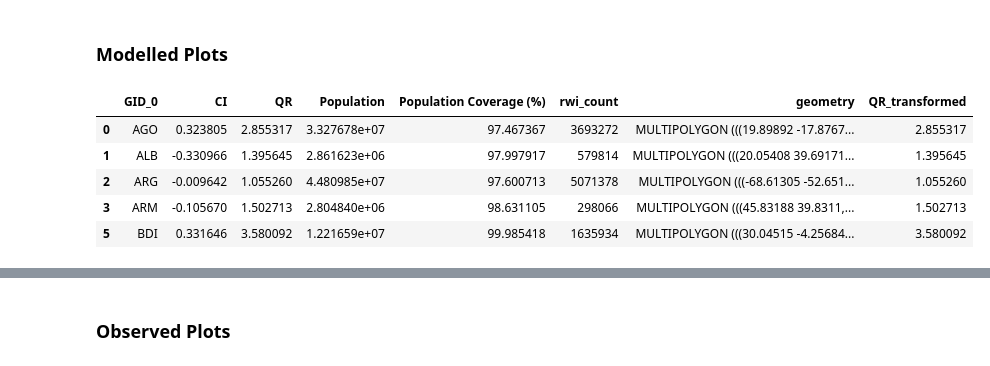
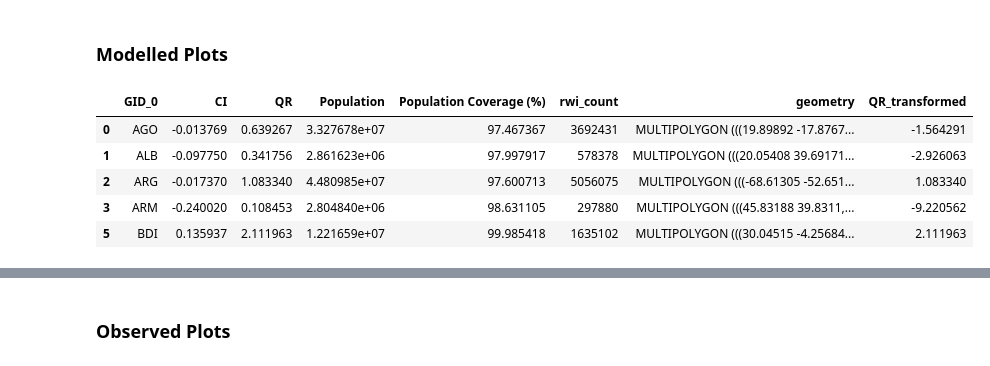
Before and after one commit to mvbnffc/flood-wealth, a Jupyter notebook: notebooks/national_metrics.ipynb, the cells around one changed output, grey strips where cells are left out. Cells and saved outputs as stored; diff of their text form; code cells hidden in the pictures.

```diff
--- a/notebooks/national_metrics.ipynb
+++ b/notebooks/national_metrics.ipynb
@@ -12,12 +12,13 @@ from matplotlib.cm import ScalarMappable
 from matplotlib.colors import Normalize
 # %%
 # Define function combining geopackages
-def combine_national_metrics(country_list, model, vuln_curve):
+def combine_national_metrics(country_list, model, metric, vuln_curve):
     '''
     Function for combining national metrics into one geodataframe.
     Function takes as input:
         - the list of countries to combine (ISO3 codes)
         - the flood model used (giri, jrc, or wri)
+        - the metric of interest (AAR, protected_AAR, or RP100)
         - the vulnerability curve usedd (JRC, EXP, or BERN)
     '''
     # List to store individual GeoDataFrames
@@ -25,8 +26,8 @@ def combine_national_metrics(country_list, model, vuln_curve):
     # Loop over all countries in the country list
     for country in country_list:
         try:
-            metric_path = os.path.join("..", "data", "results", "social_flood", f"{country}",
-                                       "inequality_metrics", f"{country}_ADM-0_metrics_{model}-flood_V-{vuln_curve}.gpkg")
+            metric_path = os.path.join("..", "data", "results", "social_flood", "countries", f"{country}",
+                                       "inequality_metrics", f"{country}_ADM-0_metrics_{model}-flood_{metric}_V-{vuln_curve}.gpkg")
             # Read the GeoPackage
             gdf = gpd.read_file(metric_path)
             # Append to list
@@ -54,7 +55,7 @@ def combine_national_observed_metrics(country_list, model):
     # Loop over all countries in the country list
     for country in country_list:
         try:
-            metric_path = os.path.join("..", "data", "results", "social_flood", f"{country}",
+            metric_path = os.path.join("..", "data", "results", "social_flood", "countries", f"{country}",
                                        "inequality_metrics", f"{country}_ADM-0_metrics_{model}-flood.gpkg")
             # Read the GeoPackage
             gdf = gpd.read_file(metric_path)
@@ -89,22 +90,23 @@ countries = config.get("iso_codes", [])
 ### Modelled Plots
 # %%
 # Combine data for specific model and vulnerability curve
-model = "giri"
+model = "jrc"
 vuln = "JRC"
-combined_metrics = combine_national_metrics(countries, model, vuln)
+risk_metric = "protected_AAR"
+combined_metrics = combine_national_metrics(countries, model, risk_metric, vuln)
 # Filter countries (based on the RWI population coverage)
 coverage_threshold = 90 # going to use 90% first
 combined_metrics = combined_metrics[combined_metrics['Population Coverage (%)'] > coverage_threshold]
 # Adjust quantile ratio so that it is multiple (easier to plot)
 combined_metrics['QR_transformed'] = combined_metrics['QR'].apply(transform_qr)
 combined_metrics.head()
 # %% [output]
 |  | GID_0 | CI | QR | Population | Population Coverage (%) | rwi_count | geometry | QR_transformed |
-| 0 | AGO | 0.323805 | 2.855317 | 3.327678e+07 | 97.467367 | 3693272 | MULTIPOLYGON (((19.89892 -17.8767... | 2.855317 |
-| 1 | ALB | -0.330966 | 1.395645 | 2.861623e+06 | 97.997917 | 579814 | MULTIPOLYGON (((20.05408 39.69171... | 1.395645 |
-| 2 | ARG | -0.009642 | 1.055260 | 4.480985e+07 | 97.600713 | 5071378 | MULTIPOLYGON (((-68.61305 -52.651... | 1.055260 |
-| 3 | ARM | -0.105670 | 1.502713 | 2.804840e+06 | 98.631105 | 298066 | MULTIPOLYGON (((45.83188 39.8311,... | 1.502713 |
-| 5 | BDI | 0.331646 | 3.580092 | 1.221659e+07 | 99.985418 | 1635934 | MULTIPOLYGON (((30.04515 -4.25684... | 3.580092 |
+| 0 | AGO | -0.013769 | 0.639267 | 3.327678e+07 | 97.467367 | 3692431 | MULTIPOLYGON (((19.89892 -17.8767... | -1.564291 |
+| 1 | ALB | -0.097750 | 0.341756 | 2.861623e+06 | 97.997917 | 578378 | MULTIPOLYGON (((20.05408 39.69171... | -2.926063 |
+| 2 | ARG | -0.017370 | 1.083340 | 4.480985e+07 | 97.600713 | 5056075 | MULTIPOLYGON (((-68.61305 -52.651... | 1.083340 |
+| 3 | ARM | -0.240020 | 0.108453 | 2.804840e+06 | 98.631105 | 297880 | MULTIPOLYGON (((45.83188 39.8311,... | -9.220562 |
+| 5 | BDI | 0.135937 | 2.111963 | 1.221659e+07 | 99.985418 | 1635102 | MULTIPOLYGON (((30.04515 -4.25684... | 2.111963 |
 # %%
 # Plot a map of the metrics
 # Map parameters
```
Also changed, not shown: parts of 6 cells of this notebook, 10 other files.
